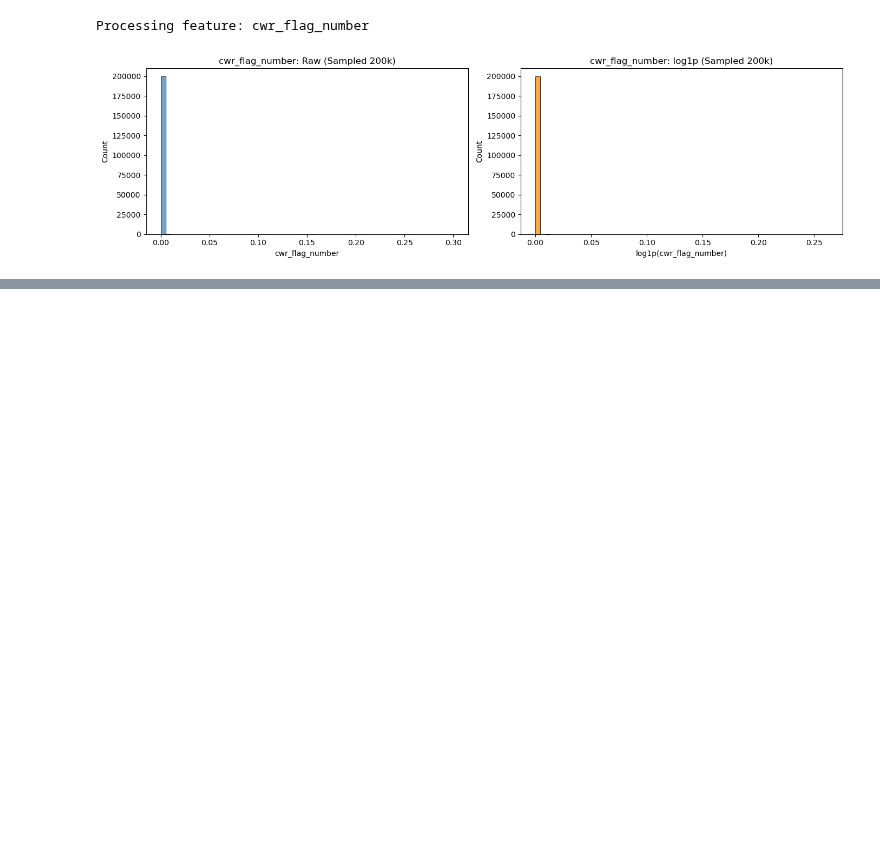
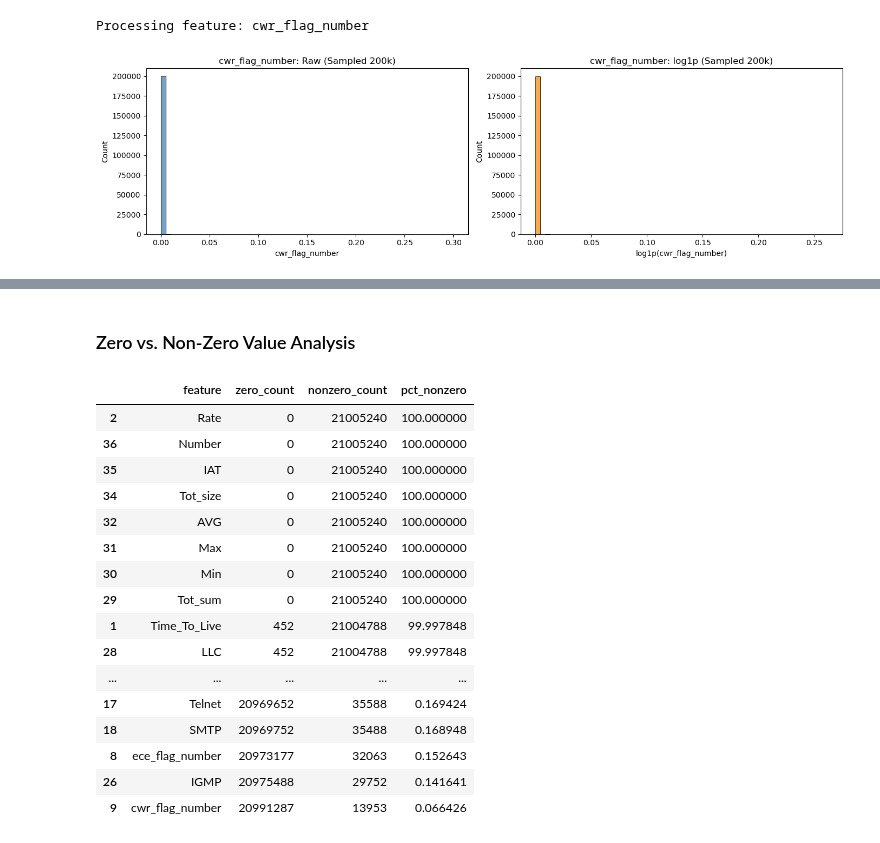
Before and after one commit to gw-00/Cybersecurity_Capstone, a Jupyter notebook: Code_Library/Data_Exploration.ipynb, the cells around one changed output, grey strips where cells are left out. Cells and saved outputs as stored; diff of their text form; code cells hidden in the pictures; blank space fills up the shorter version.

```diff
--- a/Code_Library/Data_Exploration.ipynb
+++ b/Code_Library/Data_Exploration.ipynb
@@ -566 +566,53 @@ These provide clearer insight into how these features behave in relation to atta
 Although the histograms appear visually simple, they accurately reflect that these features are **highly sparse, zero-dominated, and spike-driven**—a common pattern in IoT network traffic data. Understanding this structure is essential for guiding appropriate feature engineering and model selection in downstream analysis.
+# %% [markdown]
+### Zero vs. Non-Zero Value Analysis
+# %%
+zero_nonzero_stats = []
+
+for col in numeric_cols:
+    # Compute zero count and non-zero count lazily
+    result = (
+        scan
+        .select([
+            (pl.col(col) == 0).sum().alias("zero_count"),
+            (pl.col(col) != 0).sum().alias("nonzero_count")
+        ])
+        .collect()
+    )
+
+    zero_count = int(result["zero_count"][0])
+    nonzero_count = int(result["nonzero_count"][0])
+    total = zero_count + nonzero_count
+
+    zero_nonzero_stats.append({
+        "feature": col,
+        "zero_count": zero_count,
+        "nonzero_count": nonzero_count,
+        "pct_nonzero": nonzero_count / total * 100
+    })
+
+# Convert to DataFrame
+zero_nonzero_df = pd.DataFrame(zero_nonzero_stats)
+
+# Sort by non-zero percentage (descending)
+zero_nonzero_df = zero_nonzero_df.sort_values("pct_nonzero", ascending=False)
+
+zero_nonzero_df
+# %% [output]
+|  | feature | zero_count | nonzero_count | pct_nonzero |
+| 2 | Rate | 0 | 21005240 | 100.000000 |
+| 36 | Number | 0 | 21005240 | 100.000000 |
+| 35 | IAT | 0 | 21005240 | 100.000000 |
+| 34 | Tot_size | 0 | 21005240 | 100.000000 |
+| 32 | AVG | 0 | 21005240 | 100.000000 |
+| 31 | Max | 0 | 21005240 | 100.000000 |
+| 30 | Min | 0 | 21005240 | 100.000000 |
+| 29 | Tot_sum | 0 | 21005240 | 100.000000 |
+| 1 | Time_To_Live | 452 | 21004788 | 99.997848 |
+| 28 | LLC | 452 | 21004788 | 99.997848 |
+| ... | ... | ... | ... | ... |
+| 17 | Telnet | 20969652 | 35588 | 0.169424 |
+| 18 | SMTP | 20969752 | 35488 | 0.168948 |
+| 8 | ece_flag_number | 20973177 | 32063 | 0.152643 |
+| 26 | IGMP | 20975488 | 29752 | 0.141641 |
+| 9 | cwr_flag_number | 20991287 | 13953 | 0.066426 |
```
Also changed, not shown: parts of 6 cells of this notebook.
